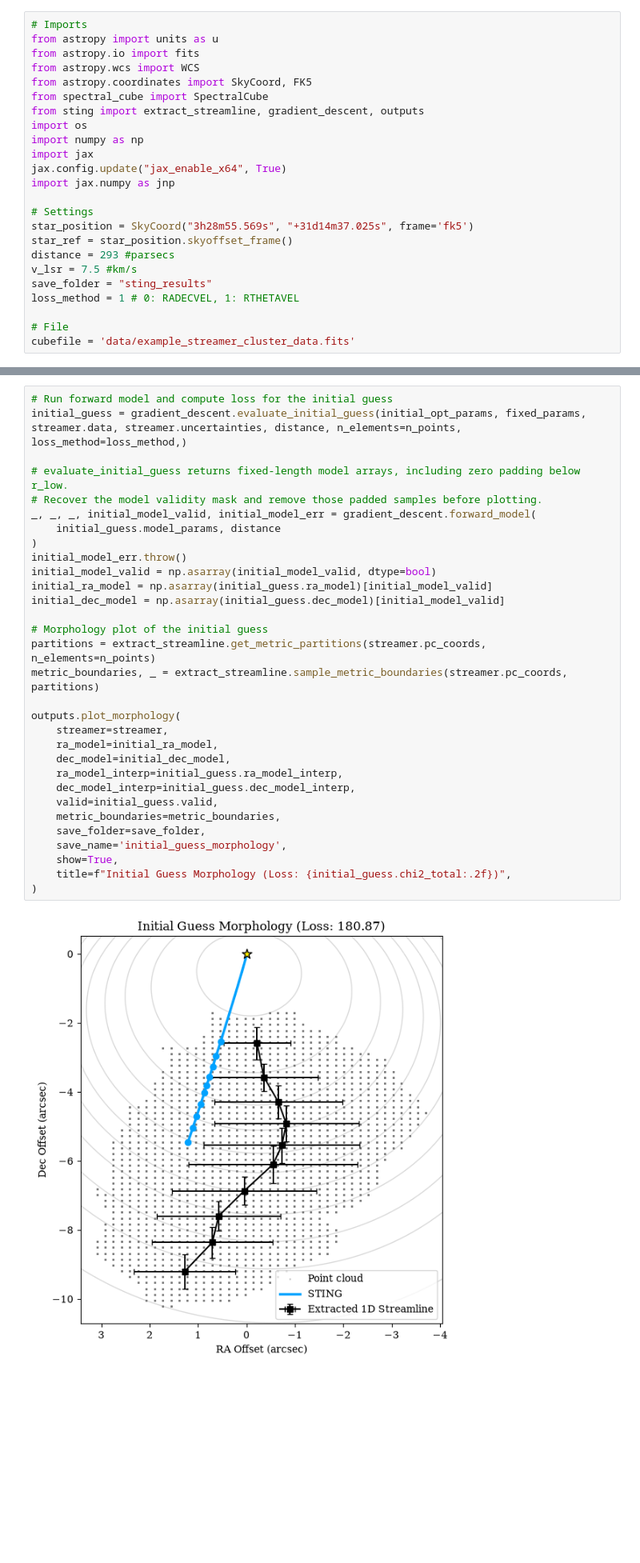
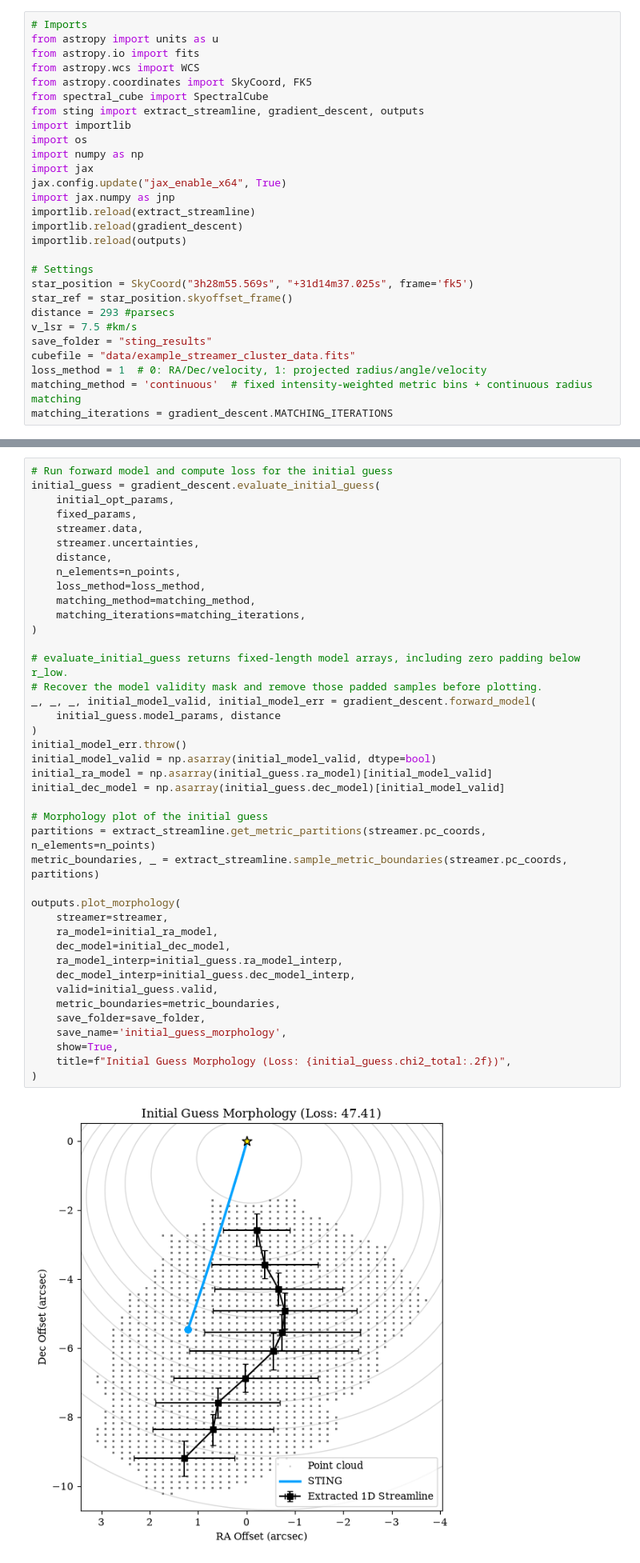
Before and after one commit to Lauren4476/sting, a Jupyter notebook: examples/sting_example_run.ipynb, the cells around one changed output, grey strips where cells are left out. Shown at 80% size. Saved outputs shown, nothing was run; the diff lists cells and outputs as text; blank space fills up the shorter version.

```diff
--- a/examples/sting_example_run.ipynb
+++ b/examples/sting_example_run.ipynb
@@ -6,11 +6,15 @@ from astropy.wcs import WCS
 from astropy.coordinates import SkyCoord, FK5
 from spectral_cube import SpectralCube
 from sting import extract_streamline, gradient_descent, outputs
+import importlib
 import os
 import numpy as np
 import jax
 jax.config.update("jax_enable_x64", True)
 import jax.numpy as jnp
+importlib.reload(extract_streamline)
+importlib.reload(gradient_descent)
+importlib.reload(outputs)
 
 # Settings
 star_position = SkyCoord("3h28m55.569s", "+31d14m37.025s", frame='fk5')
@@ -18,10 +22,10 @@ star_ref = star_position.skyoffset_frame()
 distance = 293 #parsecs
 v_lsr = 7.5 #km/s
 save_folder = "sting_results"
-loss_method = 1 # 0: RADECVEL, 1: RTHETAVEL
-
-# File
-cubefile = 'data/example_streamer_cluster_data.fits'
+cubefile = "data/example_streamer_cluster_data.fits"
+loss_method = 1  # 0: RA/Dec/velocity, 1: projected radius/angle/velocity
+matching_method = 'continuous'  # fixed intensity-weighted metric bins + continuous radius matching
+matching_iterations = gradient_descent.MATCHING_ITERATIONS
 # %% [markdown]
 ## 1. Prepare 1D streamer emission from cube
 
@@ -94,37 +98,47 @@ model_params, initial_opt_params, fixed_params = gradient_descent.prepare_model_
 Now we run the forward model for the initial guess, and calculate the loss (i.e. the 'difference' between the model and data streamline)
 # %%
 # Run forward model and compute loss for the initial guess
-initial_guess = gradient_descent.evaluate_initial_guess(initial_opt_params, fixed_params, streamer.data, streamer.uncertainties, distance, n_elements=n_points, loss_method=loss_method,)
+initial_guess = gradient_descent.evaluate_initial_guess(
+    initial_opt_params,
+    fixed_params,
+    streamer.data,
+    streamer.uncertainties,
+    distance,
+    n_elements=n_points,
+    loss_method=loss_method,
+    matching_method=matching_method,
+    matching_iterations=matching_iterations,
+)
 
 # evaluate_initial_guess returns fixed-length model arrays, including zero padding below r_low.
 # Recover the model validity mask and remove those padded samples before plotting.
 _, _, _, initial_model_valid, initial_model_err = gradient_descent.forward_model(
     initial_guess.model_params, distance
 )
 initial_model_err.throw()
 initial_model_valid = np.asarray(initial_model_valid, dtype=bool)
 initial_ra_model = np.asarray(initial_guess.ra_model)[initial_model_valid]
 initial_dec_model = np.asarray(initial_guess.dec_model)[initial_model_valid]
 
 # Morphology plot of the initial guess
 partitions = extract_streamline.get_metric_partitions(streamer.pc_coords, n_elements=n_points)
 metric_boundaries, _ = extract_streamline.sample_metric_boundaries(streamer.pc_coords, partitions)
 
 outputs.plot_morphology(
     streamer=streamer,
     ra_model=initial_ra_model,
     dec_model=initial_dec_model,
     ra_model_interp=initial_guess.ra_model_interp,
     dec_model_interp=initial_guess.dec_model_interp,
     valid=initial_guess.valid,
     metric_boundaries=metric_boundaries,
     save_folder=save_folder,
     save_name='initial_guess_morphology',
     show=True,
     title=f"Initial Guess Morphology (Loss: {initial_guess.chi2_total:.2f})",
 )
 # %% [output]
-[figure, old version]
+[figure, new version]
 # %% [markdown]
 Now go back and adjust your initial guess parameters if the initial guess looks really bad.
 
```
Also changed, not shown: parts of 5 cells of this notebook.
